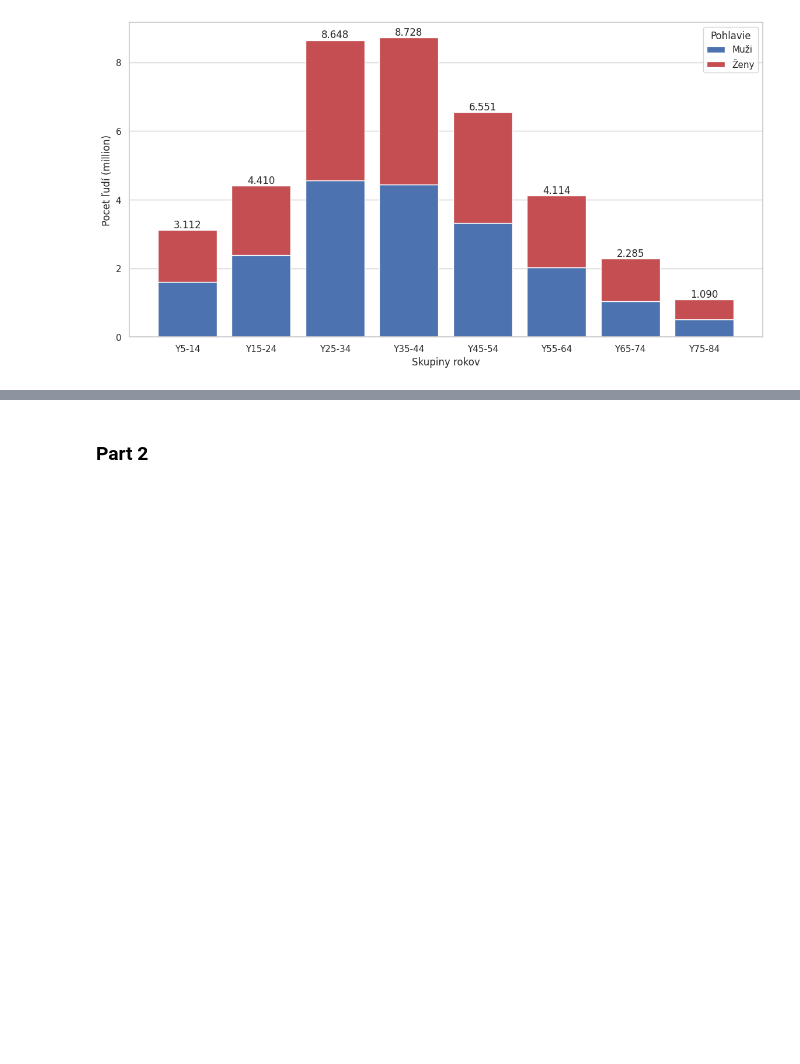
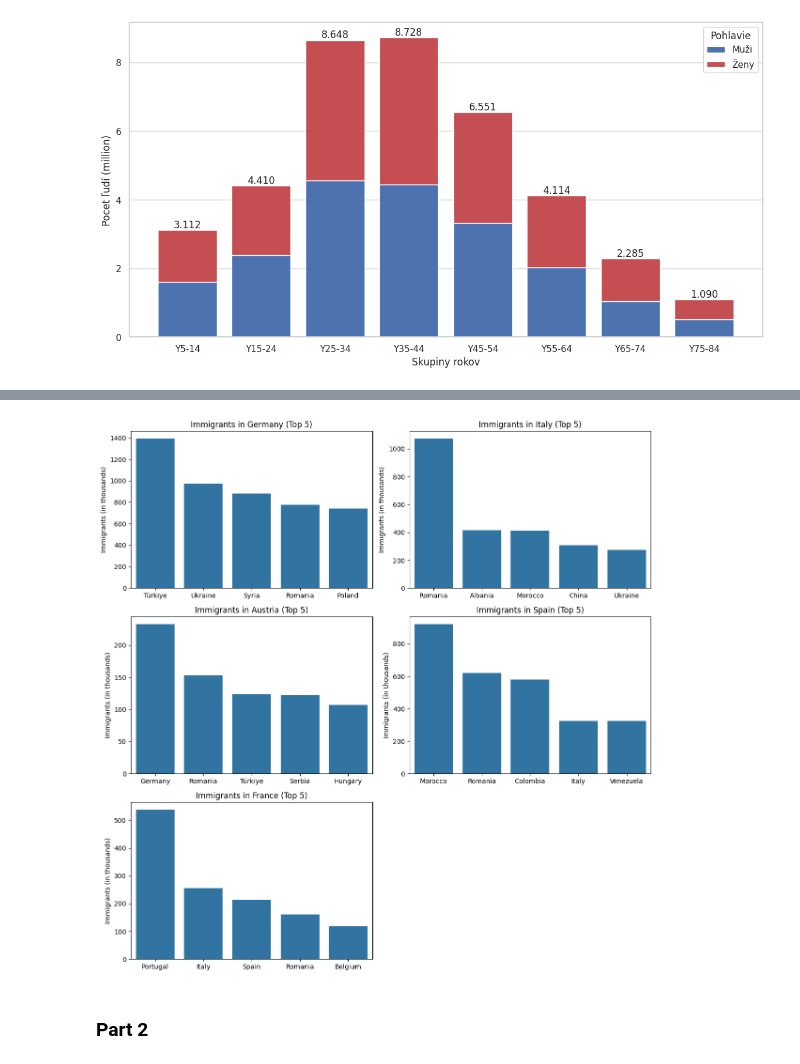
Before and after one commit to loveBeatles/datavis_project, a Jupyter notebook: group_project.ipynb, the cells around one changed output, grey strips where cells are left out. Cells and saved outputs as stored; diff of their text form; code cells hidden in the pictures; blank space fills up the shorter version.

```diff
--- a/group_project.ipynb
+++ b/group_project.ipynb
@@ -413,3 +436,50 @@ pass
+# %%
+data_full_immigration_by_Germany =data_full_immigration_by_citizen[data_full_immigration_by_citizen['Geopolitical entity (reporting)']=='Germany'].sort_values(by='OBS_VALUE',ascending=False)
+data_full_immigration_by_Italii = data_full_immigration_by_citizen[data_full_immigration_by_citizen['Geopolitical entity (reporting)']=='Italy'].sort_values(by='OBS_VALUE',ascending=False)
+data_full_immigration_by_Austria =data_full_immigration_by_citizen[data_full_immigration_by_citizen['Geopolitical entity (reporting)']=='Austria'].sort_values(by='OBS_VALUE',ascending=False)
+data_full_immigration_by_Spain =data_full_immigration_by_citizen[data_full_immigration_by_citizen['Geopolitical entity (reporting)']=='Spain'].sort_values(by='OBS_VALUE',ascending=False)
+data_full_immigration_by_French =data_full_immigration_by_citizen[data_full_immigration_by_citizen['Geopolitical entity (reporting)']=='France'].sort_values(by='OBS_VALUE',ascending=False)
+
+data_full_immigration_by_Germany['OBS_VALUE'] = data_full_immigration_by_Germany['OBS_VALUE'] / 1_000
+data_full_immigration_by_Italii['OBS_VALUE'] = data_full_immigration_by_Italii['OBS_VALUE'] / 1_000
+data_full_immigration_by_Austria['OBS_VALUE'] = data_full_immigration_by_Austria['OBS_VALUE'] / 1_000
+data_full_immigration_by_Spain['OBS_VALUE'] = data_full_immigration_by_Spain['OBS_VALUE'] / 1_000
+data_full_immigration_by_French['OBS_VALUE'] = data_full_immigration_by_French['OBS_VALUE'] / 1_000
+
+fig, axes = plt.subplots(3, 2, figsize=(12, 12))  # 3 рядки, 2 стовпці підграфіків
+
+# Germany
+sns.barplot(data=data_full_immigration_by_Germany.head(5), x='Country of citizenship', y='OBS_VALUE', ax=axes[0, 0])
+axes[0, 0].set_title('Immigrants in Germany (Top 5)')
+axes[0, 0].set_ylabel('Immigrants (in thousands)')
+axes[0, 0].set_xlabel('')
+
+# Italy
+sns.barplot(data=data_full_immigration_by_Italii.head(5), x='Country of citizenship', y='OBS_VALUE', ax=axes[0, 1])
+axes[0, 1].set_title('Immigrants in Italy (Top 5)')
+axes[0, 1].set_ylabel('Immigrants (in thousands)')
+axes[0, 1].set_xlabel('')
+# Austria
+sns.barplot(data=data_full_immigration_by_Austria.head(5), x='Country of citizenship', y='OBS_VALUE', ax=axes[1, 0])
+axes[1, 0].set_title('Immigrants in Austria (Top 5)')
+axes[1, 0].set_ylabel('Immigrants (in thousands)')
+axes[1, 0].set_xlabel('')
+# Spain
+sns.barplot(data=data_full_immigration_by_Spain.head(5), x='Country of citizenship', y='OBS_VALUE', ax=axes[1, 1])
+axes[1, 1].set_title('Immigrants in Spain (Top 5)')
+axes[1, 1].set_ylabel('Immigrants (in thousands)')
+axes[1, 1].set_xlabel('')
+# France
+sns.barplot(data=data_full_immigration_by_French.head(5), x='Country of citizenship', y='OBS_VALUE', ax=axes[2, 0])
+axes[2, 0].set_title('Immigrants in France (Top 5)')
+axes[2, 0].set_ylabel('Immigrants (in thousands)')
+axes[2, 0].set_xlabel('')
+fig.delaxes(axes[2, 1])
+
+plt.tight_layout()
+plt.show()
+# %% [output]
+[figure, added]
 # %% [markdown]
 ### Part 2
 # %%
```
Also changed, not shown: parts of 7 cells of this notebook.
